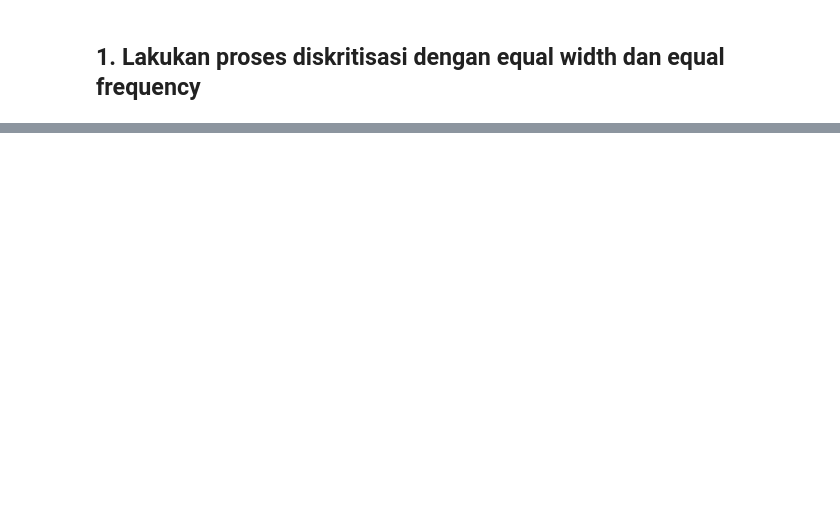
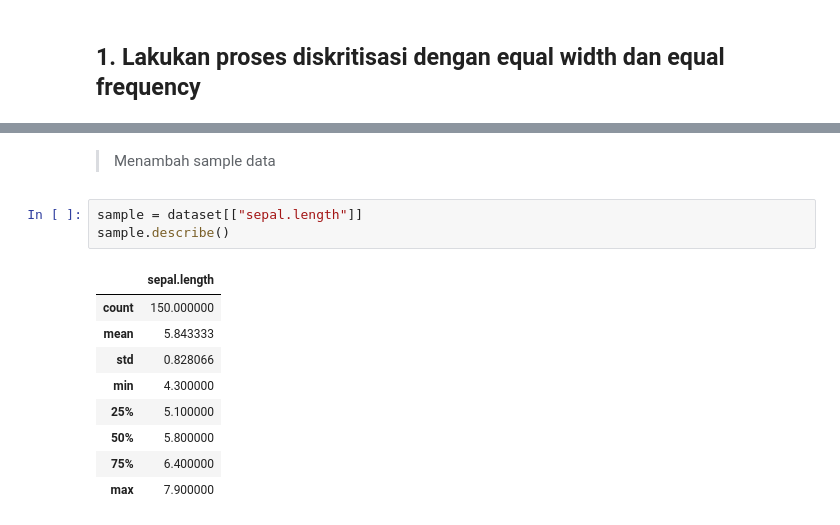
Before and after one commit to yoga-tirta/datamining, a Jupyter notebook: _sources/tugas2.ipynb, the cells around one changed output, grey strips where cells are left out. Drawn from its saved outputs; the diff is of its cells as text; blank space fills up the shorter version.

```diff
--- a/_sources/tugas2.ipynb
+++ b/_sources/tugas2.ipynb
@@ -89,0 +322,15 @@ dataset.head(10)
+# %% [markdown]
+> Menambah sample data
+# %%
+sample = dataset[["sepal.length"]]
+sample.describe()
+# %% [output]
+|  | sepal.length |
+| count | 150.000000 |
+| mean | 5.843333 |
+| std | 0.828066 |
+| min | 4.300000 |
+| 25% | 5.100000 |
+| 50% | 5.800000 |
+| 75% | 6.400000 |
+| max | 7.900000 |
```
Also changed, not shown: parts of 52 cells of this notebook, 12 other files.
